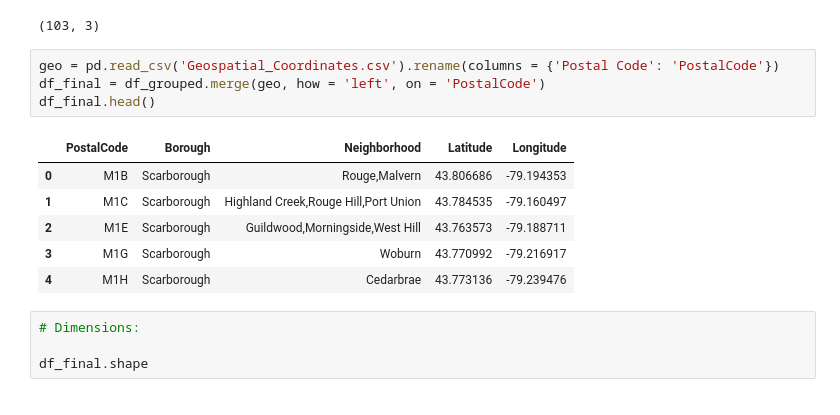
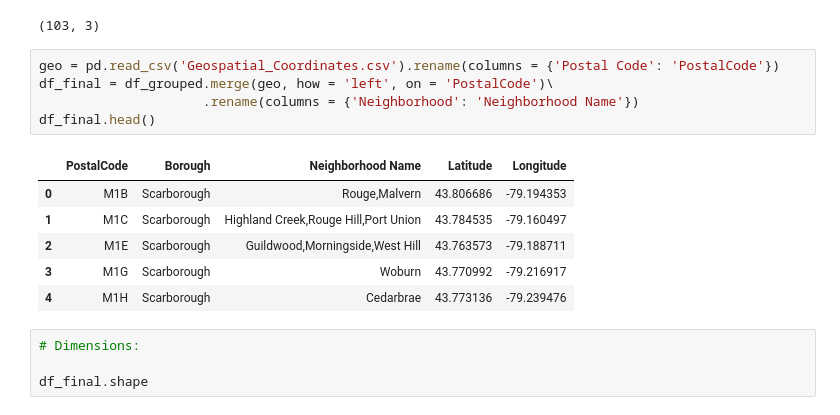
Before and after one commit to mattcyz3/Coursera_Capstone, a Jupyter notebook: Capstone_Week3_Part3.ipynb, the cells around one changed output. Drawn from its saved outputs; the diff is of its cells as text.

```diff
--- a/Capstone_Week3_Part3.ipynb
+++ b/Capstone_Week3_Part3.ipynb
@@ -49,10 +49,11 @@ df_grouped.shape
 (103, 3)
 # %%
 geo = pd.read_csv('Geospatial_Coordinates.csv').rename(columns = {'Postal Code': 'PostalCode'})
-df_final = df_grouped.merge(geo, how = 'left', on = 'PostalCode')
+df_final = df_grouped.merge(geo, how = 'left', on = 'PostalCode')\
+                     .rename(columns = {'Neighborhood': 'Neighborhood Name'})
 df_final.head()
 # %% [output]
-|  | PostalCode | Borough | Neighborhood | Latitude | Longitude |
+|  | PostalCode | Borough | Neighborhood Name | Latitude | Longitude |
 | 0 | M1B | Scarborough | Rouge,Malvern | 43.806686 | -79.194353 |
 | 1 | M1C | Scarborough | Highland Creek,Rouge Hill,Port Union | 43.784535 | -79.160497 |
 | 2 | M1E | Scarborough | Guildwood,Morningside,West Hill | 43.763573 | -79.188711 |
```
Also changed, not shown: parts of 10 cells of this notebook.
